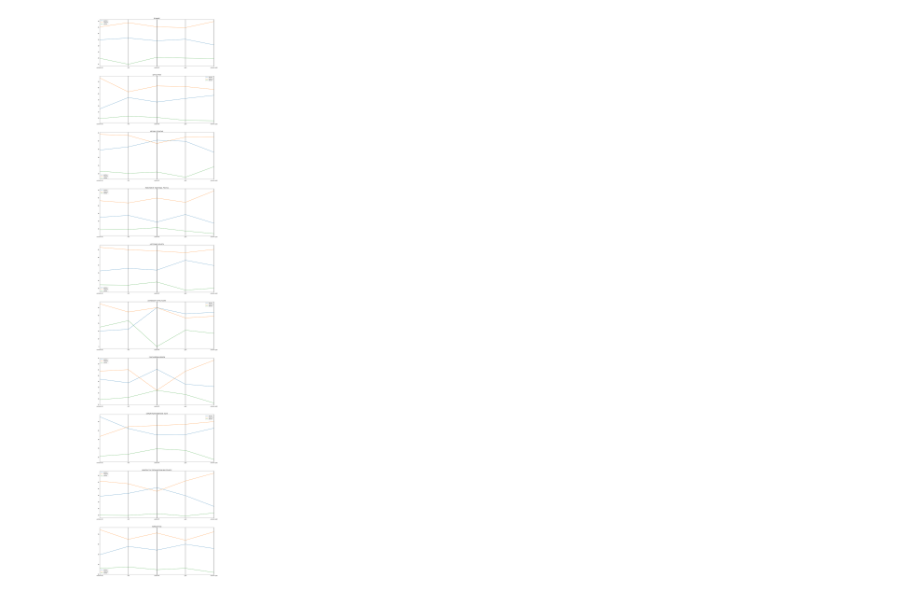
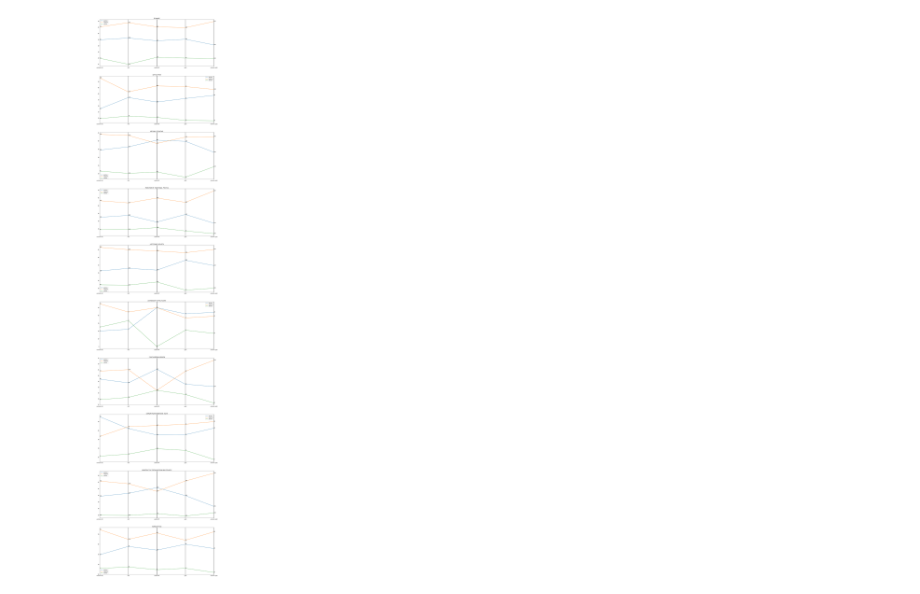
Before and after one commit to stefanoleggio/colombian-politics-analysis, a Jupyter notebook: networks/sentiment-topic/notebook.ipynb, the cells around one changed output. Drawn from its saved outputs; the diff is of its cells as text; code cells hidden in the pictures.

```diff
--- a/networks/sentiment-topic/notebook.ipynb
+++ b/networks/sentiment-topic/notebook.ipynb
@@ -109,26 +109,38 @@ def percentageVersion(pos,neg,neu):
 # %%
 fig, ax = plt.subplots(len(modularity_sentiment), figsize =(20,100))
 for idx,tp_label in enumerate(modularity_sentiment):
     topic_sentiments = modularity_sentiment[tp_label]
     positive = topic_sentiments[topic_sentiments['sentiment'] == 1].groupby('modularity_class').count()['sentiment']
     negative = topic_sentiments[topic_sentiments['sentiment'] == 0].groupby('modularity_class').count()['sentiment']
     neutral = topic_sentiments[topic_sentiments['sentiment'] == 2].groupby('modularity_class').count()['sentiment']
 
-    positive = check_zero_values(positive)
-    negative = check_zero_values(negative)
-    neutral = check_zero_values(neutral)
+    orig_positive = check_zero_values(positive)
+    orig_negative = check_zero_values(negative)
+    orig_neutral = check_zero_values(neutral)
 
-    percentageVersion(positive,negative,neutral)
+    per_positive = orig_positive.copy(deep = True)
+    per_negative = orig_negative.copy(deep = True)
+    per_neutral = orig_neutral.copy(deep = True)
+    percentageVersion(per_positive,per_negative,per_neutral)
 
     ax[idx].set_title(tp_label)
-    ax[idx].plot(tuple(classes.keys()),positive[order], label = 'positive')
-    ax[idx].plot(tuple(classes.keys()),negative[order], label = 'negative')
-    ax[idx].plot(tuple(classes.keys()),neutral[order], label = 'neutral')
+    ax[idx].plot(tuple(classes.keys()),per_positive[order], label = 'positive')
+    ax[idx].plot(tuple(classes.keys()),per_negative[order], label = 'negative')
+    ax[idx].plot(tuple(classes.keys()),per_neutral[order], label = 'neutral')
+
     for l in classes.keys():
         ax[idx].axvline(l, color ='k')
+
+    x = 0
+    for a,b,c in zip(orig_positive[order],orig_negative[order],orig_neutral[order]):
+        ax[idx].text(x,per_positive[order].iloc[x],a)
+        ax[idx].text(x,per_negative[order].iloc[x],b)
+        ax[idx].text(x,per_neutral[order].iloc[x],c)
+        x += 1
+
     ax[idx].set_xticks(tuple(classes.keys()))
     ax[idx].set_xticklabels(pd.Series(classes.values())[order])
     ax[idx].set_xlim(0,4)
     ax[idx].legend()
 # %% [output]
-[figure, old version]
+[figure, new version]
```
Also changed, not shown: parts of 6 cells of this notebook.
